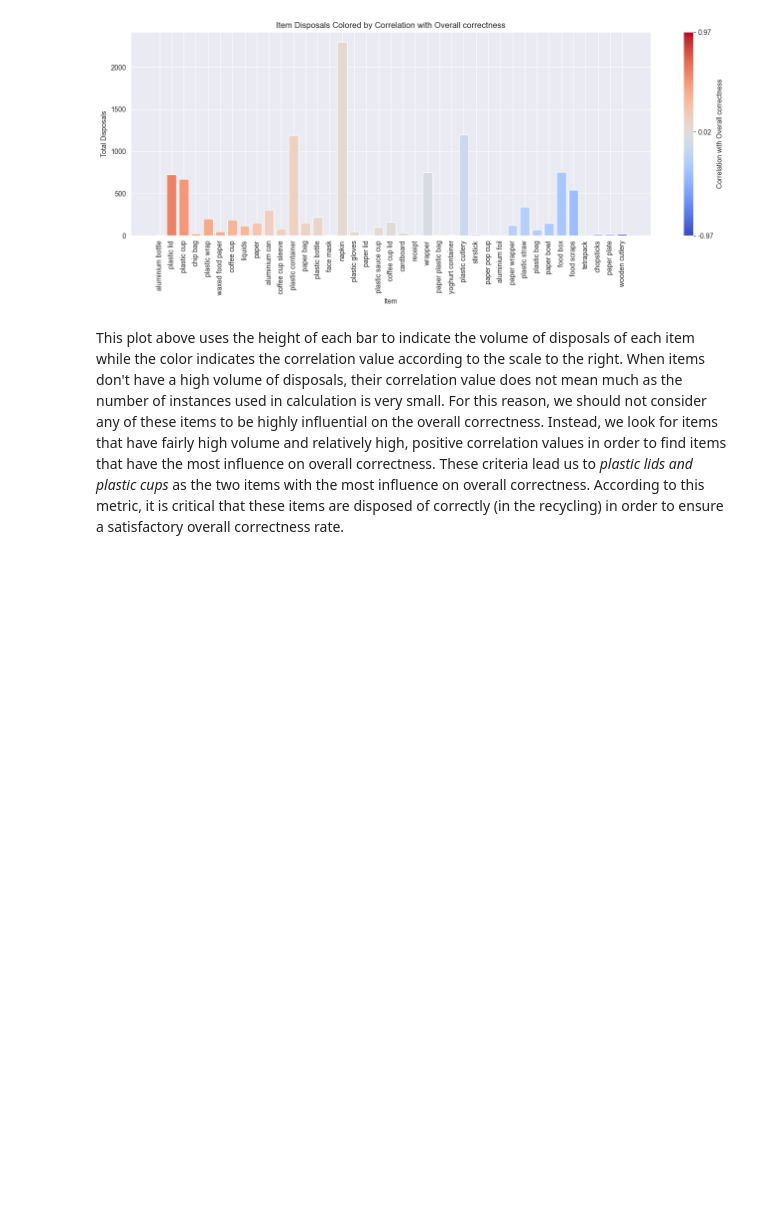
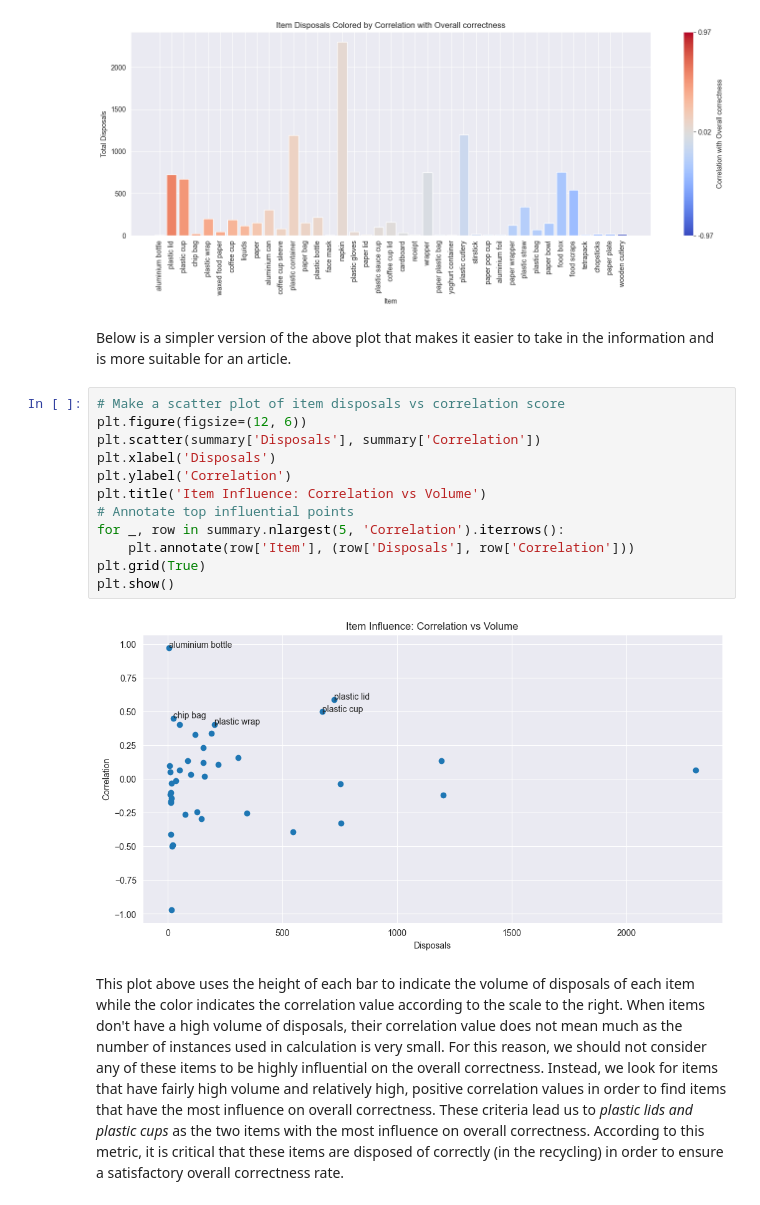
Before and after one commit to bps78/Oscar-Research-Project, a Jupyter notebook: oscar_project.ipynb, the cells around one changed output. Saved outputs shown, nothing was run; the diff lists cells and outputs as text; blank space fills up the shorter version.

```diff
--- a/oscar_project.ipynb
+++ b/oscar_project.ipynb
@@ -765,6 +764,22 @@ plt.tight_layout()
 plt.show()
 # %% [output]
 [figure]
+# %% [markdown]
+Below is a simpler version of the above plot that makes it easier to take in the information and is more suitable for an article.
+# %%
+# Make a scatter plot of item disposals vs correlation score
+plt.figure(figsize=(12, 6))
+plt.scatter(summary['Disposals'], summary['Correlation'])
+plt.xlabel('Disposals')
+plt.ylabel('Correlation')
+plt.title('Item Influence: Correlation vs Volume')
+# Annotate top influential points
+for _, row in summary.nlargest(5, 'Correlation').iterrows():
+    plt.annotate(row['Item'], (row['Disposals'], row['Correlation']))
+plt.grid(True)
+plt.show()
+# %% [output]
+[figure, added]
 # %% [markdown]
 This plot above uses the height of each bar to indicate the volume of disposals of each item while the color indicates the correlation value according to the scale to the right. When items don't have a high volume of disposals, their correlation value does not mean much as the number of instances used in calculation is very small. For this reason, we should not consider any of these items to be highly influential on the overall correctness. Instead, we look for items that have fairly high volume and relatively high, positive correlation values in order to find items that have the most influence on overall correctness. These criteria lead us to *plastic lids and plastic cups* as the two items with the most influence on overall correctness. According to this metric, it is critical that these items are disposed of correctly (in the recycling) in order to ensure a satisfactory overall correctness rate.
 # %% [markdown]
```
Also changed, not shown: parts of 9 cells of this notebook, 1 other file.
